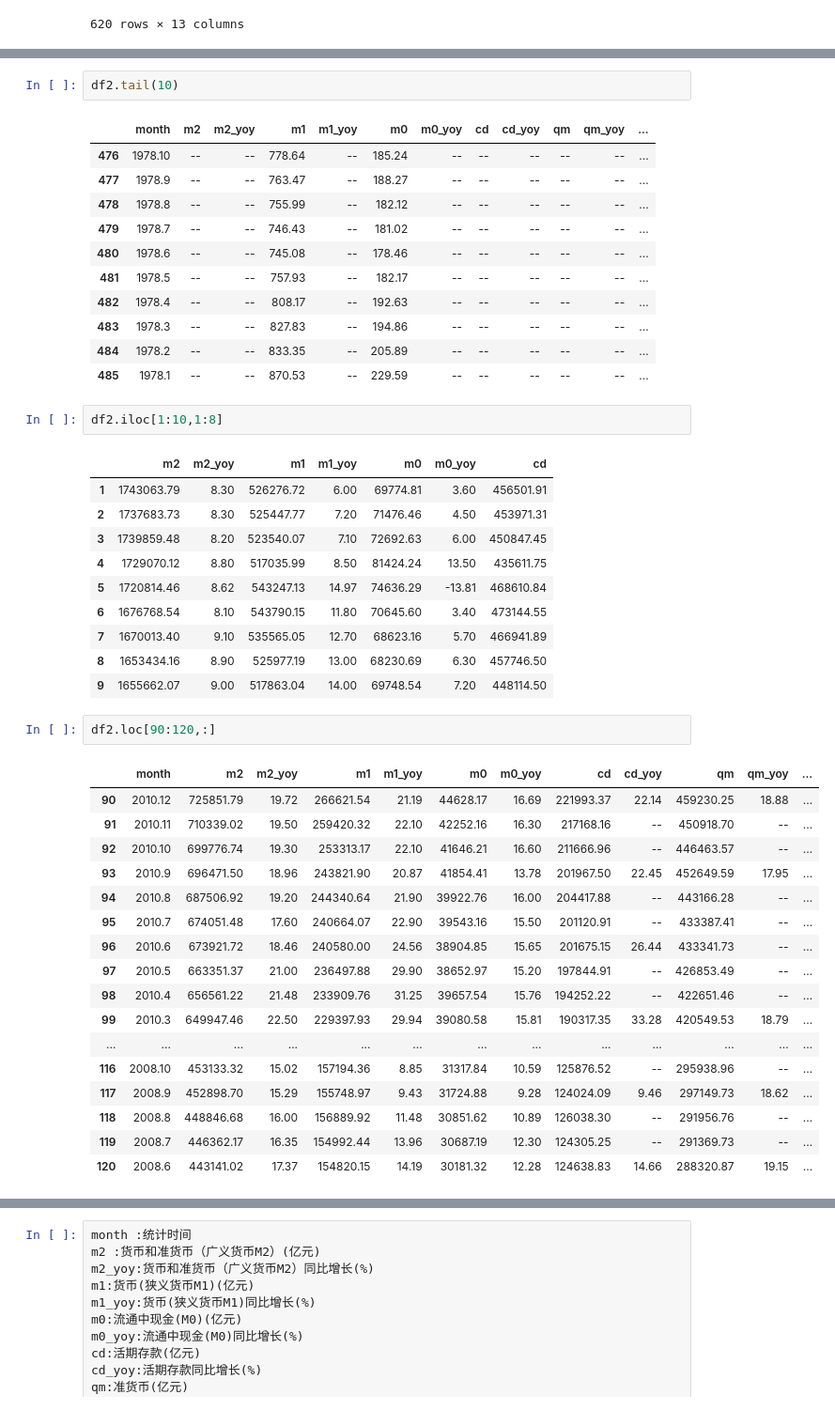
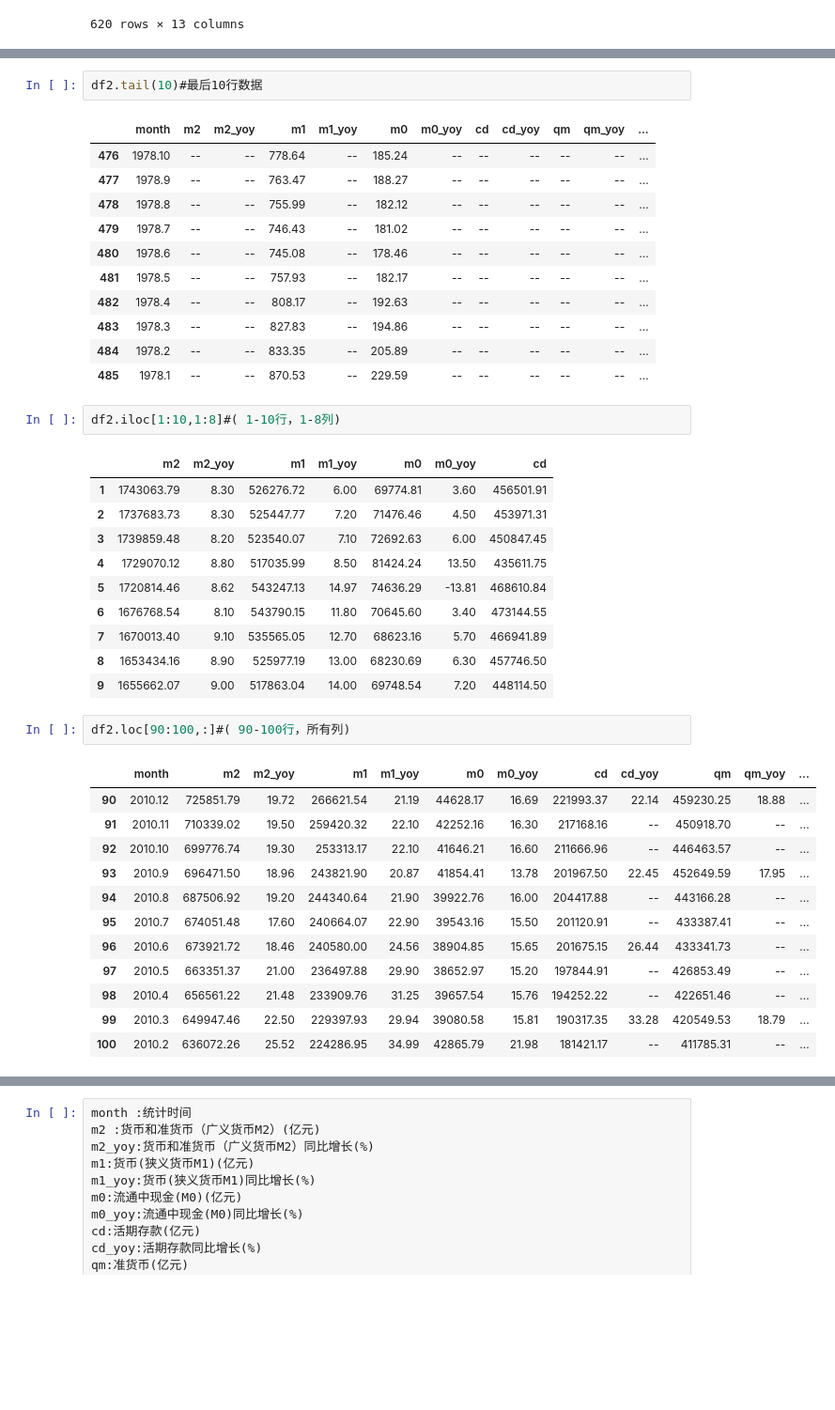
Before and after one commit to databooks/databook, a Jupyter notebook: test001.ipynb, the cells around one changed output, grey strips where cells are left out. Shown at 94% size. Cells and saved outputs as stored; diff of their text form; blank space fills up the shorter version.

```diff
--- a/test001.ipynb
+++ b/test001.ipynb
@@ -44,7 +46,7 @@ df2.head(10)
 | 8 | 2017.10 | 1653434.16 | 8.90 | 525977.19 | 13.00 | 68230.69 | 6.30 | 457746.50 | -- | 1127456.97 | -- | ... |
 | 9 | 2017.9 | 1655662.07 | 9.00 | 517863.04 | 14.00 | 69748.54 | 7.20 | 448114.50 | -- | 1137799.03 | -- | ... |
 # %%
-df2.tail(10)
+df2.tail(10)#最后10行数据
 # %% [output]
 |  | month | m2 | m2_yoy | m1 | m1_yoy | m0 | m0_yoy | cd | cd_yoy | qm | qm_yoy | ... |
 | 476 | 1978.10 | -- | -- | 778.64 | -- | 185.24 | -- | -- | -- | -- | -- | ... |
@@ -58,7 +60,7 @@ df2.tail(10)
 | 484 | 1978.2 | -- | -- | 833.35 | -- | 205.89 | -- | -- | -- | -- | -- | ... |
 | 485 | 1978.1 | -- | -- | 870.53 | -- | 229.59 | -- | -- | -- | -- | -- | ... |
 # %%
-df2.iloc[1:10,1:8]
+df2.iloc[1:10,1:8]#( 1-10行，1-8列)
 # %% [output]
 |  | m2 | m2_yoy | m1 | m1_yoy | m0 | m0_yoy | cd |
 | 1 | 1743063.79 | 8.30 | 526276.72 | 6.00 | 69774.81 | 3.60 | 456501.91 |
@@ -71,23 +73,18 @@ df2.iloc[1:10,1:8]
 | 8 | 1653434.16 | 8.90 | 525977.19 | 13.00 | 68230.69 | 6.30 | 457746.50 |
 | 9 | 1655662.07 | 9.00 | 517863.04 | 14.00 | 69748.54 | 7.20 | 448114.50 |
 # %%
-df2.loc[90:120,:]
+df2.loc[90:100,:]#( 90-100行，所有列)
 # %% [output]
 |  | month | m2 | m2_yoy | m1 | m1_yoy | m0 | m0_yoy | cd | cd_yoy | qm | qm_yoy | ... |
 | 90 | 2010.12 | 725851.79 | 19.72 | 266621.54 | 21.19 | 44628.17 | 16.69 | 221993.37 | 22.14 | 459230.25 | 18.88 | ... |
 | 91 | 2010.11 | 710339.02 | 19.50 | 259420.32 | 22.10 | 42252.16 | 16.30 | 217168.16 | -- | 450918.70 | -- | ... |
 | 92 | 2010.10 | 699776.74 | 19.30 | 253313.17 | 22.10 | 41646.21 | 16.60 | 211666.96 | -- | 446463.57 | -- | ... |
 | 93 | 2010.9 | 696471.50 | 18.96 | 243821.90 | 20.87 | 41854.41 | 13.78 | 201967.50 | 22.45 | 452649.59 | 17.95 | ... |
 | 94 | 2010.8 | 687506.92 | 19.20 | 244340.64 | 21.90 | 39922.76 | 16.00 | 204417.88 | -- | 443166.28 | -- | ... |
 | 95 | 2010.7 | 674051.48 | 17.60 | 240664.07 | 22.90 | 39543.16 | 15.50 | 201120.91 | -- | 433387.41 | -- | ... |
 | 96 | 2010.6 | 673921.72 | 18.46 | 240580.00 | 24.56 | 38904.85 | 15.65 | 201675.15 | 26.44 | 433341.73 | -- | ... |
 | 97 | 2010.5 | 663351.37 | 21.00 | 236497.88 | 29.90 | 38652.97 | 15.20 | 197844.91 | -- | 426853.49 | -- | ... |
 | 98 | 2010.4 | 656561.22 | 21.48 | 233909.76 | 31.25 | 39657.54 | 15.76 | 194252.22 | -- | 422651.46 | -- | ... |
 | 99 | 2010.3 | 649947.46 | 22.50 | 229397.93 | 29.94 | 39080.58 | 15.81 | 190317.35 | 33.28 | 420549.53 | 18.79 | ... |
-| ... | ... | ... | ... | ... | ... | ... | ... | ... | ... | ... | ... | ... |
-| 116 | 2008.10 | 453133.32 | 15.02 | 157194.36 | 8.85 | 31317.84 | 10.59 | 125876.52 | -- | 295938.96 | -- | ... |
-| 117 | 2008.9 | 452898.70 | 15.29 | 155748.97 | 9.43 | 31724.88 | 9.28 | 124024.09 | 9.46 | 297149.73 | 18.62 | ... |
-| 118 | 2008.8 | 448846.68 | 16.00 | 156889.92 | 11.48 | 30851.62 | 10.89 | 126038.30 | -- | 291956.76 | -- | ... |
-| 119 | 2008.7 | 446362.17 | 16.35 | 154992.44 | 13.96 | 30687.19 | 12.30 | 124305.25 | -- | 291369.73 | -- | ... |
-| 120 | 2008.6 | 443141.02 | 17.37 | 154820.15 | 14.19 | 30181.32 | 12.28 | 124638.83 | 14.66 | 288320.87 | 19.15 | ... |
+| 100 | 2010.2 | 636072.26 | 25.52 | 224286.95 | 34.99 | 42865.79 | 21.98 | 181421.17 | -- | 411785.31 | -- | ... |
 # %%
```
Also changed, not shown: parts of 9 cells of this notebook, 4 other files.
